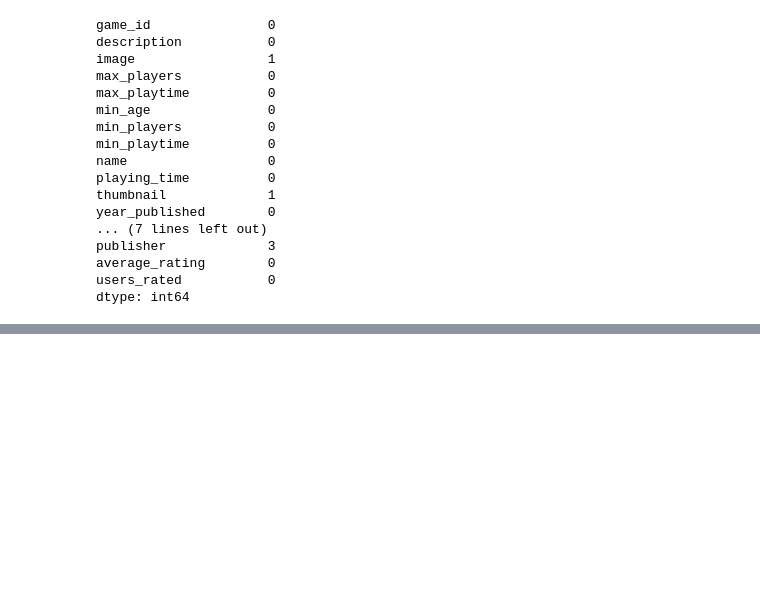
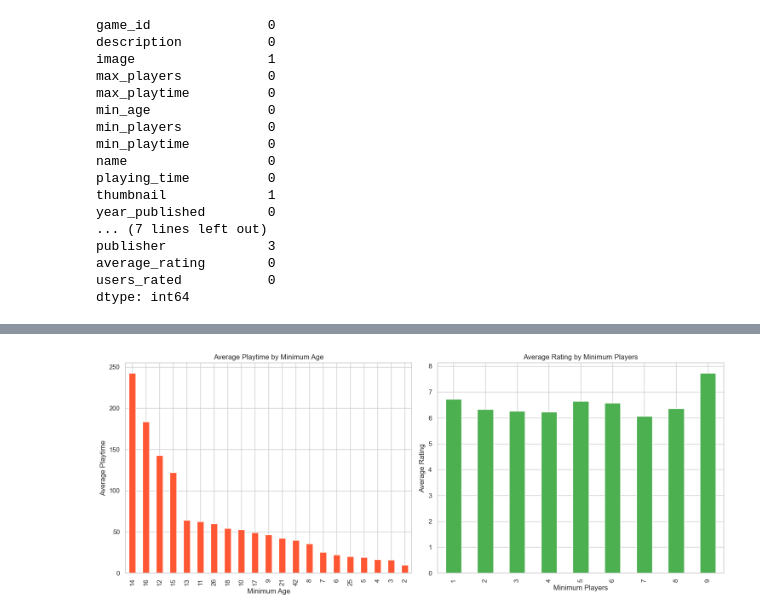
Before and after one commit to Albiinn/board-games-data-pre-processing, a Jupyter notebook: main.ipynb, the cells around one changed output, grey strips where cells are left out. Saved outputs shown, nothing was run; the diff lists cells and outputs as text; code cells hidden in the pictures; blank space fills up the shorter version.

```diff
--- a/main.ipynb
+++ b/main.ipynb
@@ -305,0 +319,3 @@ reduced_df
+# %%
+# Remove rows where 'min_age' is 0
+dataset = dataset[dataset['min_age'] != 0]
@@ -305,0 +342,35 @@ reduced_df
+# %%
+# Setting visualization style
+sns.set(style="whitegrid")
+
+# Distribution of average playtime across different age
+min_age_analysis = dataset.groupby('min_age')['average_playtime'].mean().sort_values(ascending=False)
+
+# Comparison of average rating among different player counts (min_players)
+player_count_analysis = dataset.groupby('min_players')['average_rating'].mean()
+
+# Plotting the results
+plt.figure(figsize=(15, 6))
+
+# Plot for age analysis
+plt.subplot(1, 2, 1)
+min_age_analysis.plot(kind='bar', color='#FF5733')
+plt.title('Average Playtime by Minimum Age')
+plt.xlabel('Minimum Age')
+plt.ylabel('Average Playtime')
+plt.xticks(rotation=90)
+
+# Plot for player count analysis
+plt.subplot(1, 2, 2)
+player_count_analysis.plot(kind='bar', color='#4CAF50')
+plt.title('Average Rating by Minimum Players')
+plt.xlabel('Minimum Players')
+plt.ylabel('Average Rating')
+plt.xticks(rotation=90)
+
+# Adjusting the layout
+plt.tight_layout()
+
+plt.show()
+# %% [output]
+[figure, added]
```
Also changed, not shown: parts of 22 cells of this notebook.
